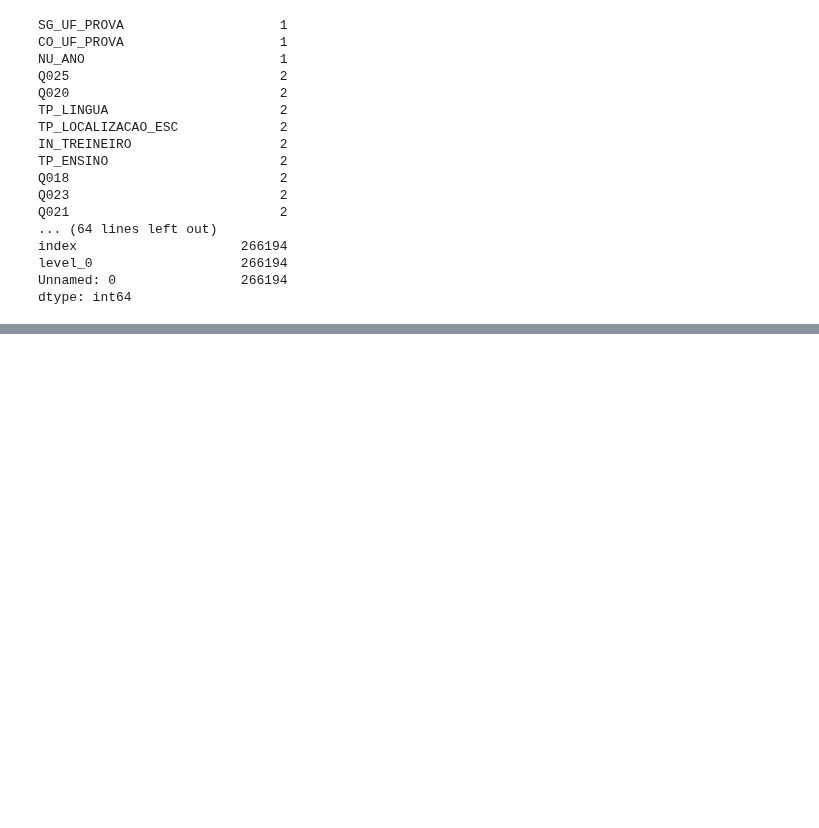
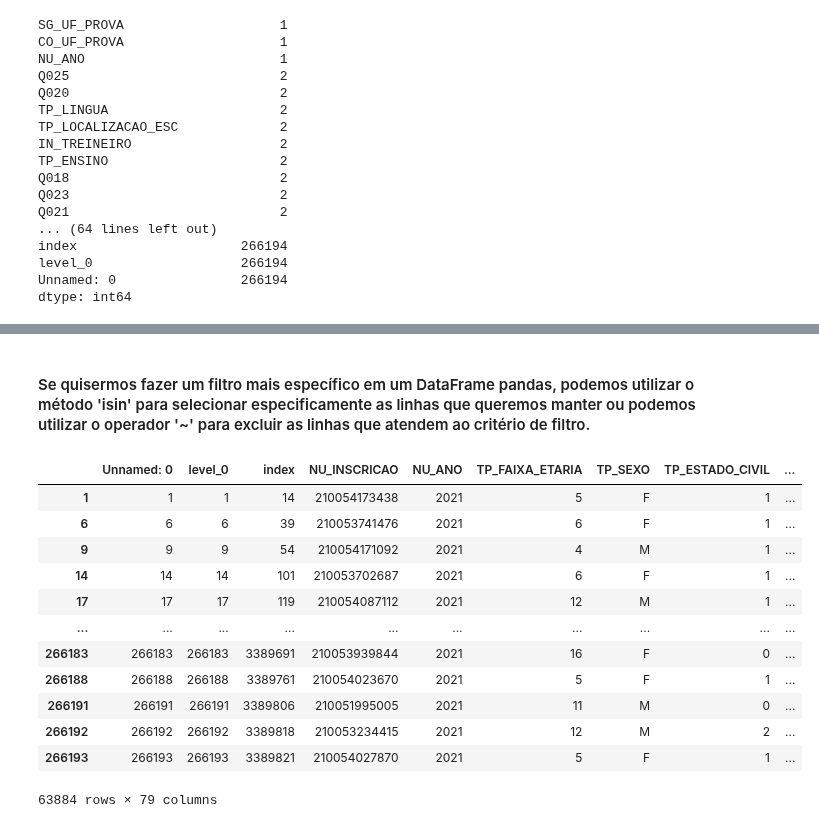
Before and after one commit to Bruno-Santana-Eco/Analise-de-Dados-ENEM, a Jupyter notebook: Análise de Dados.ipynb, the cells around one changed output, grey strips where cells are left out. Drawn from its saved outputs; the diff is of its cells as text; code cells hidden in the pictures; blank space fills up the shorter version.

```diff
--- a/Análise de Dados.ipynb
+++ b/Análise de Dados.ipynb
@@ -213,0 +363,18 @@ dtype: int64
+# %% [markdown]
+#### Se quisermos fazer um filtro mais específico em um DataFrame pandas, podemos utilizar o método 'isin' para selecionar especificamente as linhas que queremos manter ou podemos utilizar o operador '~' para excluir as linhas que atendem ao critério de filtro.
+# %%
+dfba[dfba.NO_MUNICIPIO_PROVA.isin(['Itabuna','Salvador'])] #Aqui só selecionamos os munícipios de Salvador e Itabuna.
+# %% [output]
+|  | Unnamed: 0 | level_0 | index | NU_INSCRICAO | NU_ANO | TP_FAIXA_ETARIA | TP_SEXO | TP_ESTADO_CIVIL | ... |
+| 1 | 1 | 1 | 14 | 210054173438 | 2021 | 5 | F | 1 | ... |
+| 6 | 6 | 6 | 39 | 210053741476 | 2021 | 6 | F | 1 | ... |
+| 9 | 9 | 9 | 54 | 210054171092 | 2021 | 4 | M | 1 | ... |
+| 14 | 14 | 14 | 101 | 210053702687 | 2021 | 6 | F | 1 | ... |
+| 17 | 17 | 17 | 119 | 210054087112 | 2021 | 12 | M | 1 | ... |
+| ... | ... | ... | ... | ... | ... | ... | ... | ... | ... |
+| 266183 | 266183 | 266183 | 3389691 | 210053939844 | 2021 | 16 | F | 0 | ... |
+| 266188 | 266188 | 266188 | 3389761 | 210054023670 | 2021 | 5 | F | 1 | ... |
+| 266191 | 266191 | 266191 | 3389806 | 210051995005 | 2021 | 11 | M | 0 | ... |
+| 266192 | 266192 | 266192 | 3389818 | 210053234415 | 2021 | 12 | M | 2 | ... |
+| 266193 | 266193 | 266193 | 3389821 | 210054027870 | 2021 | 5 | F | 1 | ... |
+63884 rows × 79 columns
```
Also changed, not shown: parts of 22 cells of this notebook.
